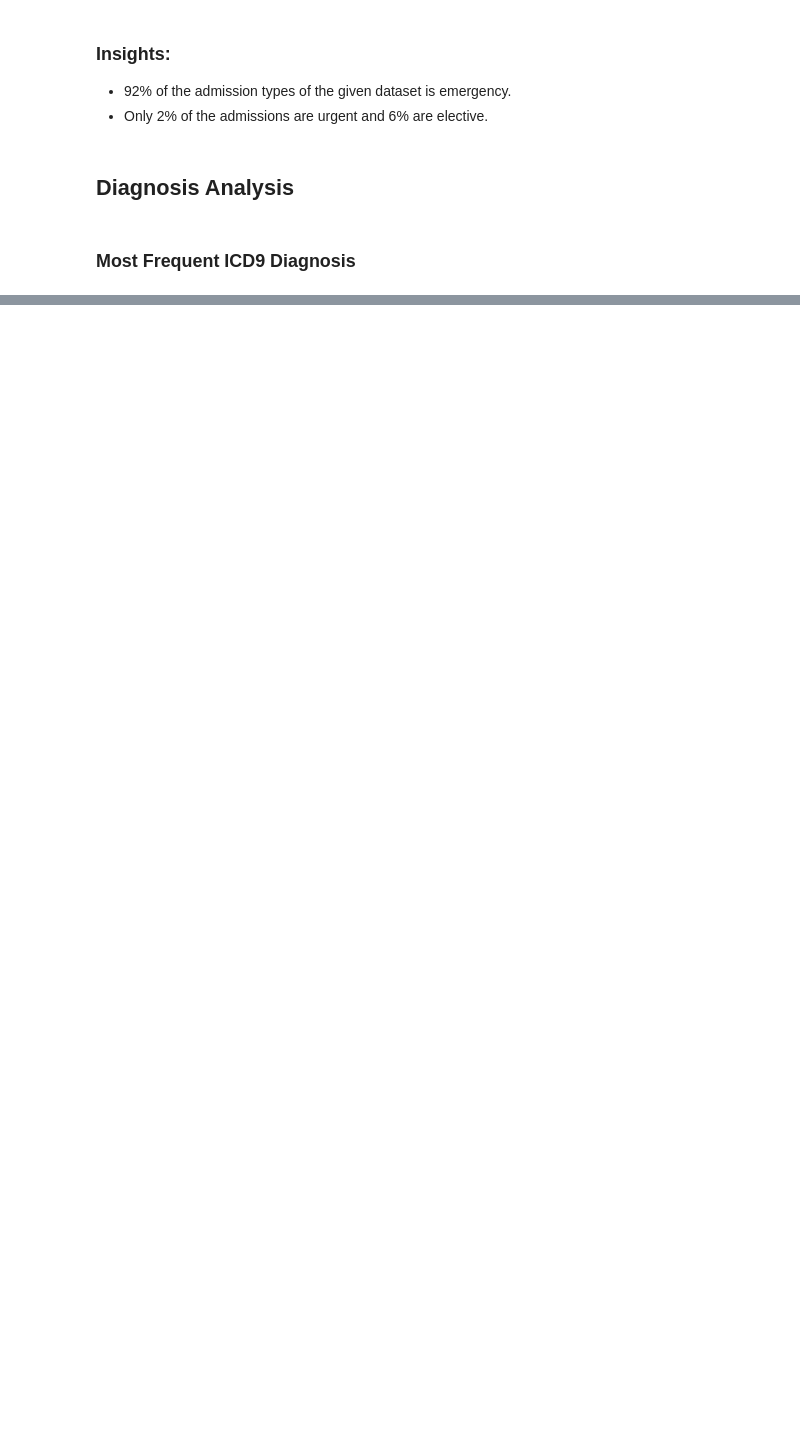
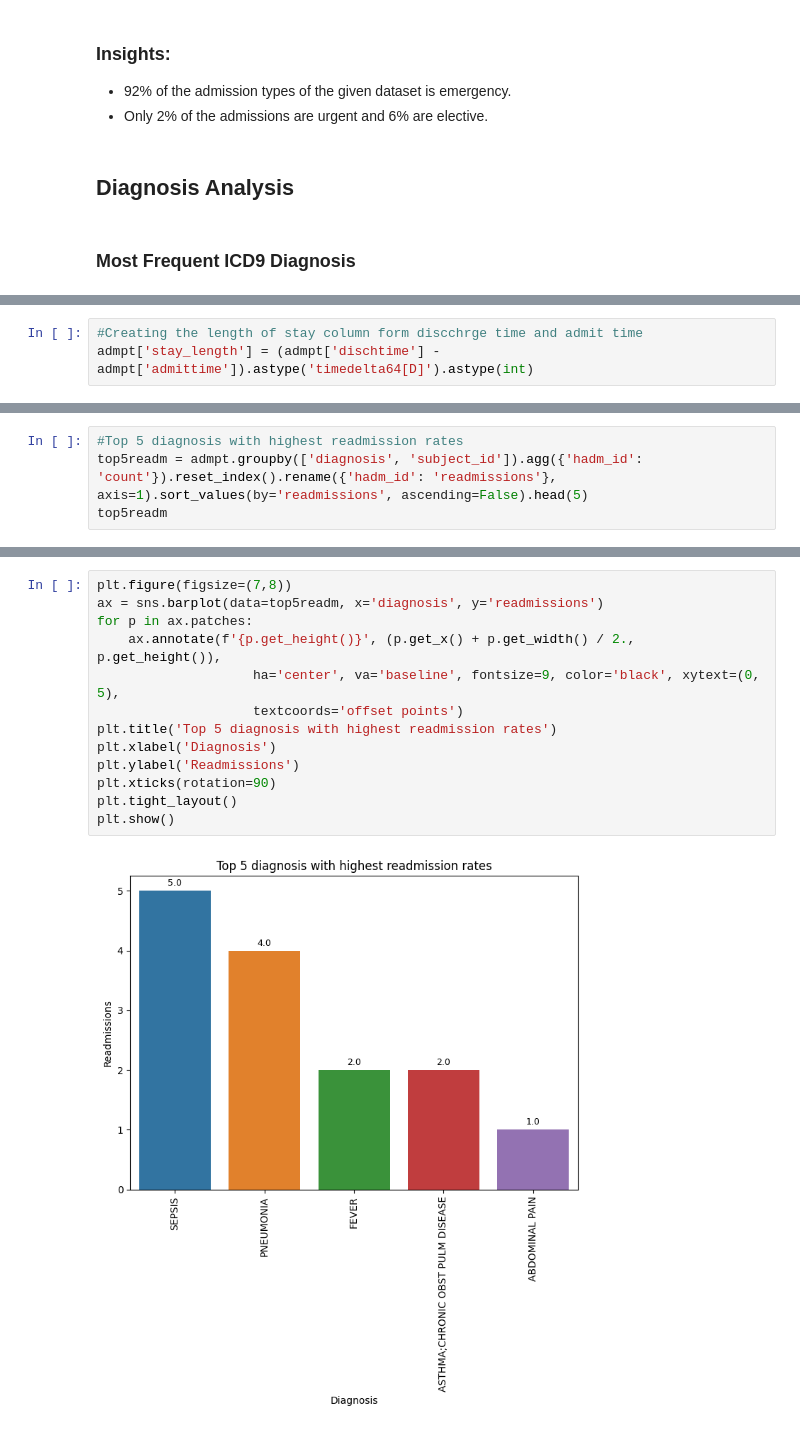
Before and after one commit to Annanchai/EHRAnalysisDataScienceBusinessCase, a Jupyter notebook: EHR Analysis.ipynb, the cells around one changed output, grey strips where cells are left out. Cells and saved outputs as stored; diff of their text form; blank space fills up the shorter version.

```diff
--- a/EHR Analysis.ipynb
+++ b/EHR Analysis.ipynb
@@ -381,0 +396,3 @@ Index(['row_id', 'subject_id', 'hadm_id', 'icd9_code'], dtype='object')
+# %%
+#Creating the length of stay column form discchrge time and admit time
+admpt['stay_length'] = (admpt['dischtime'] - admpt['admittime']).astype('timedelta64[D]').astype(int)
@@ -381,0 +425,4 @@ Index(['row_id', 'subject_id', 'hadm_id', 'icd9_code'], dtype='object')
+# %%
+#Top 5 diagnosis with highest readmission rates
+top5readm = admpt.groupby(['diagnosis', 'subject_id']).agg({'hadm_id': 'count'}).reset_index().rename({'hadm_id': 'readmissions'}, axis=1).sort_values(by='readmissions', ascending=False).head(5)
+top5readm
@@ -381,0 +436,15 @@ Index(['row_id', 'subject_id', 'hadm_id', 'icd9_code'], dtype='object')
+# %%
+plt.figure(figsize=(7,8))
+ax = sns.barplot(data=top5readm, x='diagnosis', y='readmissions')
+for p in ax.patches:
+    ax.annotate(f'{p.get_height()}', (p.get_x() + p.get_width() / 2., p.get_height()),
+                    ha='center', va='baseline', fontsize=9, color='black', xytext=(0, 5),
+                    textcoords='offset points')
+plt.title('Top 5 diagnosis with highest readmission rates')
+plt.xlabel('Diagnosis')
+plt.ylabel('Readmissions')
+plt.xticks(rotation=90)
+plt.tight_layout()
+plt.show()
+# %% [output]
+[figure, added]
```
Also changed, not shown: parts of 27 cells of this notebook, 1 other file.
